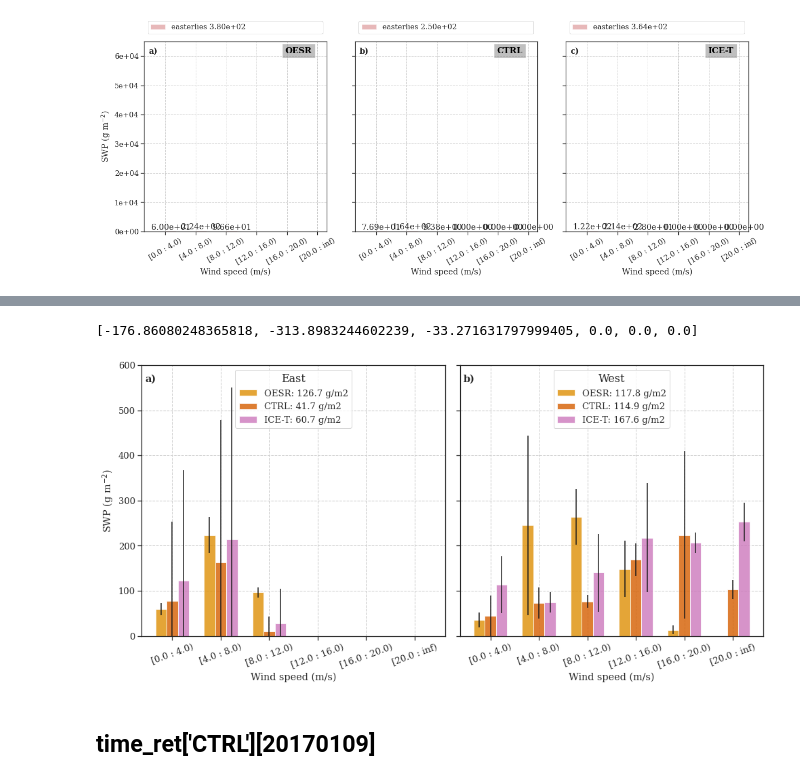
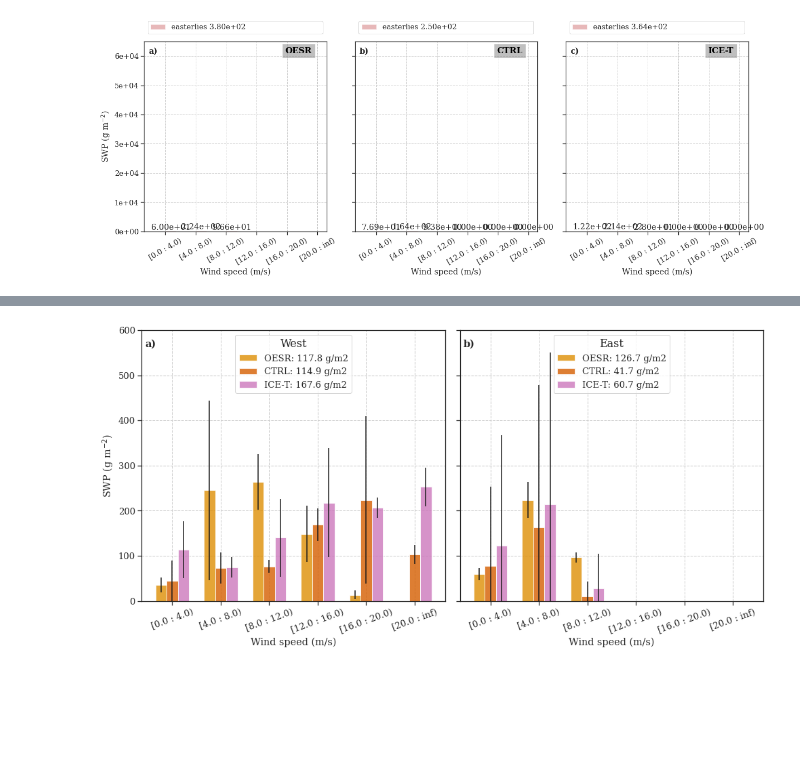
Before and after one commit to franzihe/Haukeliseter_16_17, a Jupyter notebook: SWC_SWP_instantenous.ipynb, the cells around one changed output, grey strips where cells are left out. Drawn from its saved outputs; the diff is of its cells as text; code cells hidden in the pictures; blank space fills up the shorter version.

```diff
--- a/SWC_SWP_instantenous.ipynb
+++ b/SWC_SWP_instantenous.ipynb
@@ -947,3 +938,0 @@ meps_run
-# %%
-np.nanmean(_height_c,axis=0)
-meps = 'CTRL'
@@ -1165,0 +1085,10 @@ np.nanmean(vals_west_0_4, axis = 0)[1]
+# %%
+_swc_meps_e = dict()
+_swc_meps_w = dict()
+_swc_meps_t = dict()
+for meps in meps_run:
+    _swc_meps_e[meps] = pd.concat([SWC_MEPS_e_0_4[meps], SWC_MEPS_e_4_8[meps], SWC_MEPS_e_8_12[meps], SWC_MEPS_e_12_16[meps], SWC_MEPS_e_16_20[meps], SWC_MEPS_e_20[meps]]).reset_index(drop = True)
+    _swc_meps_w[meps] = pd.concat([SWC_MEPS_w_0_4[meps], SWC_MEPS_w_4_8[meps], SWC_MEPS_w_8_12[meps], SWC_MEPS_w_12_16[meps], SWC_MEPS_w_16_20[meps], SWC_MEPS_w_20[meps]]).reset_index(drop = True)
+
+    _swc_meps_t[meps] = pd.concat([SWC_MEPS_e_0_4[meps], SWC_MEPS_e_4_8[meps], SWC_MEPS_e_8_12[meps], SWC_MEPS_e_12_16[meps], SWC_MEPS_e_16_20[meps], SWC_MEPS_e_20[meps],
+                                   SWC_MEPS_w_0_4[meps], SWC_MEPS_w_4_8[meps], SWC_MEPS_w_8_12[meps], SWC_MEPS_w_12_16[meps], SWC_MEPS_w_16_20[meps], SWC_MEPS_w_20[meps]]).reset_index(drop = True)
@@ -1488,51 +1589,46 @@ y_r = [west[i] - west_std[i] for i in range(len(west_std))]
-# %%
-y_r
-# %% [output]
-[-176.86080248365818, -313.8983244602239, -33.271631797999405, 0.0, 0.0, 0.0]
 # %%
 fig, axsm = plt.subplots(1, 2, sharex = 'all',
                               sharey = 'all',
                              figsize = [14,7])
 
 axs = axsm.flatten()
 
 # easterlies
-plt_bar_obs_ret_meps(axs[0], obs_precip_east_ws, obs_swp_std_east_ws, -1, 'OESR', color = sns.color_palette("colorblind",5)[1])
-plt_bar_obs_ret_meps(axs[0], meps_precip_east_ws['CTRL'], meps_swp_std_east_ws['CTRL'], 0, 'CTRL', color = sns.color_palette("colorblind",5)[3])
+plt_bar_obs_ret_meps(axs[1], obs_precip_east_ws, obs_swp_std_east_ws, -1, 'OESR', color = sns.color_palette("colorblind",5)[1])
+plt_bar_obs_ret_meps(axs[1], meps_precip_east_ws['CTRL'], meps_swp_std_east_ws['CTRL'], 0, 'CTRL', color = sns.color_palette("colorblind",5)[3])
 
-plt_bar_obs_ret_meps(axs[0], meps_precip_east_ws['ICE-T'],meps_swp_std_east_ws['ICE-T'], +1, 'ICE-T', color = sns.color_palette("colorblind",5)[4])
-axs[0].legend(loc = 'upper center',#bbox_to_anchor=(0,.92,1,0.2), loc='lower left', #mode='expand',
+plt_bar_obs_ret_meps(axs[1], meps_precip_east_ws['ICE-T'],meps_swp_std_east_ws['ICE-T'], +1, 'ICE-T', color = sns.color_palette("colorblind",5)[4])
+axs[1].legend(loc = 'upper center',#bbox_to_anchor=(0,.92,1,0.2), loc='lower left', #mode='expand',
               fancybox=True, facecolor ='white', title = 'East', title_fontsize=16)
-axs[0].set_ylabel('SWP (g m$^{-2}$)')
-axs[0].set_ylim([0,600])
+axs[1].set_ylim([0,600])
 
 # westerlies
-plt_bar_obs_ret_meps(axs[1], obs_precip_west_ws, obs_swp_std_west_ws, -1, 'OESR', color = sns.color_palette("colorblind",5)[1])
-plt_bar_obs_ret_meps(axs[1], meps_precip_west_ws['CTRL'], meps_swp_std_west_ws['CTRL'], 0, 'CTRL', color = sns.color_palette("colorblind",5)[3])
-plt_bar_obs_ret_meps(axs[1], meps_precip_west_ws['ICE-T'], meps_swp_std_west_ws['ICE-T'], +1, 'ICE-T', color = sns.color_palette("colorblind",5)[4])
-axs[1].legend(loc = 'upper center', #bbox_to_anchor=(0,1.02,1,0.2), loc='lower left', #mode='expand',
+plt_bar_obs_ret_meps(axs[0], obs_precip_west_ws, obs_swp_std_west_ws, -1, 'OESR', color = sns.color_palette("colorblind",5)[1])
+plt_bar_obs_ret_meps(axs[0], meps_precip_west_ws['CTRL'], meps_swp_std_west_ws['CTRL'], 0, 'CTRL', color = sns.color_palette("colorblind",5)[3])
+plt_bar_obs_ret_meps(axs[0], meps_precip_west_ws['ICE-T'], meps_swp_std_west_ws['ICE-T'], +1, 'ICE-T', color = sns.color_palette("colorblind",5)[4])
+axs[0].legend(loc = 'upper center', #bbox_to_anchor=(0,1.02,1,0.2), loc='lower left', #mode='expand',
               fancybox=True, facecolor ='white', title = 'West', title_fontsize=16)
+axs[0].set_ylabel('SWP (g m$^{-2}$)')
 
 
 for i in range(2):
     axs[i].text(0.03, 0.95,
                     fig_label[i],
                     fontweight='bold',
                     horizontalalignment='center',
                     verticalalignment='center',
                     transform = axs[i].transAxes)
 
 plt.tight_layout()
+
 if savefig == 1:
         cF.createFolder('%s/' %(figdir))
         fig_name = 'winter_16_17_SWP_WS_WD_V2.'+form
         plt.savefig('%s/%s' %(figdir, fig_name), format = form, bbox_inches='tight', transparent=True)
         print('plot saved: %s/%s' %(figdir, fig_name))
         plt.close()
 # %% [output]
-[figure, old version]
+[figure, new version]
-# %% [markdown]
-## time_ret['CTRL'][20170109]
 # %%
 from pymeteo import radar
 # %%
```
Also changed, not shown: parts of 20 cells of this notebook, 1 other file.
